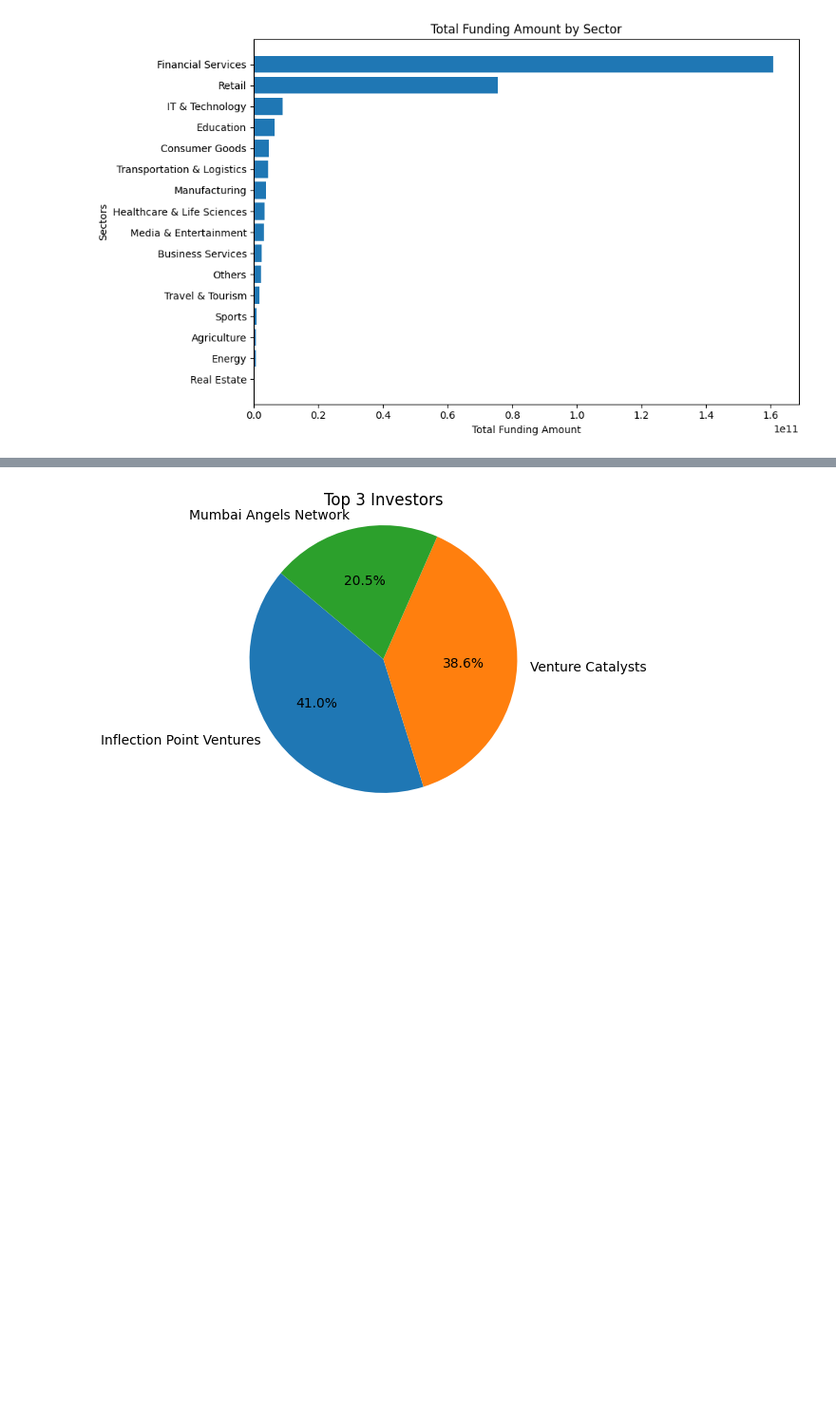
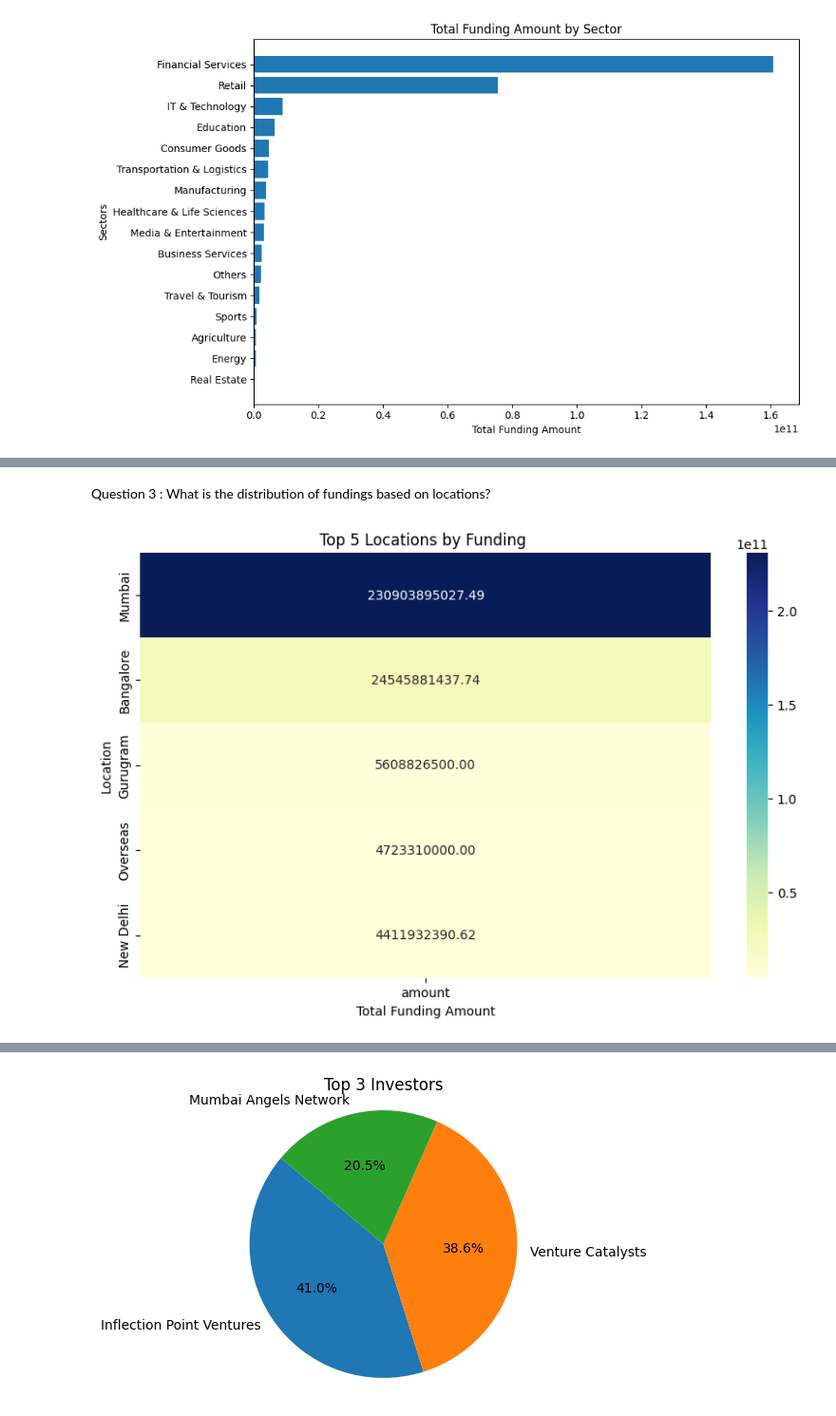
Before and after one commit to Azubi-Team-Selenium/Indian_Start_Up_Analysis, a Jupyter notebook: start_up_analysis.ipynb, the cells around one changed output, grey strips where cells are left out. Shown at 95% size. Drawn from its saved outputs; the diff is of its cells as text; code cells hidden in the pictures; blank space fills up the shorter version.

```diff
--- a/start_up_analysis.ipynb
+++ b/start_up_analysis.ipynb
@@ -3137,0 +3134,19 @@ memory usage: 223.0+ KB
+# %% [markdown]
+Question 3 : What is the distribution of fundings based on locations?
+# %%
+# Top 10 Locations by Funding
+funding_by_location =df.groupby('headquarter')[['amount']].sum().sort_values('amount', ascending=False).head(5)
+
+# Generate the heatmap
+plt.figure(figsize=(10, 6))
+heatmap = sns.heatmap(funding_by_location, annot=True, fmt=".2f", cmap="YlGnBu")
+
+# Set the title and labels
+heatmap.set_title('Top 5 Locations by Funding ')
+heatmap.set_xlabel('Total Funding Amount')
+heatmap.set_ylabel('Location')
+
+# Show the plot
+plt.show()
+# %% [output]
+[figure, added]
```
Also changed, not shown: parts of 17 cells of this notebook.
